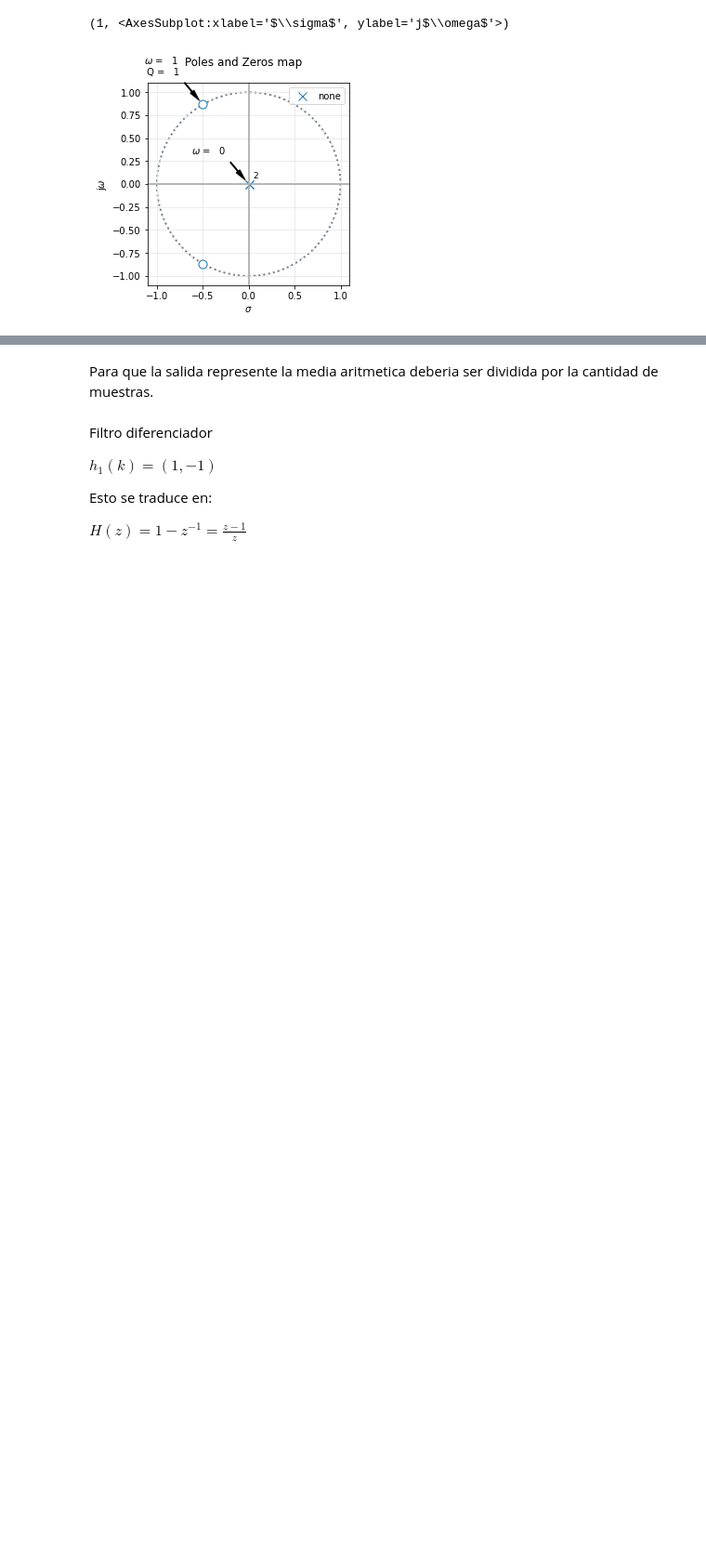
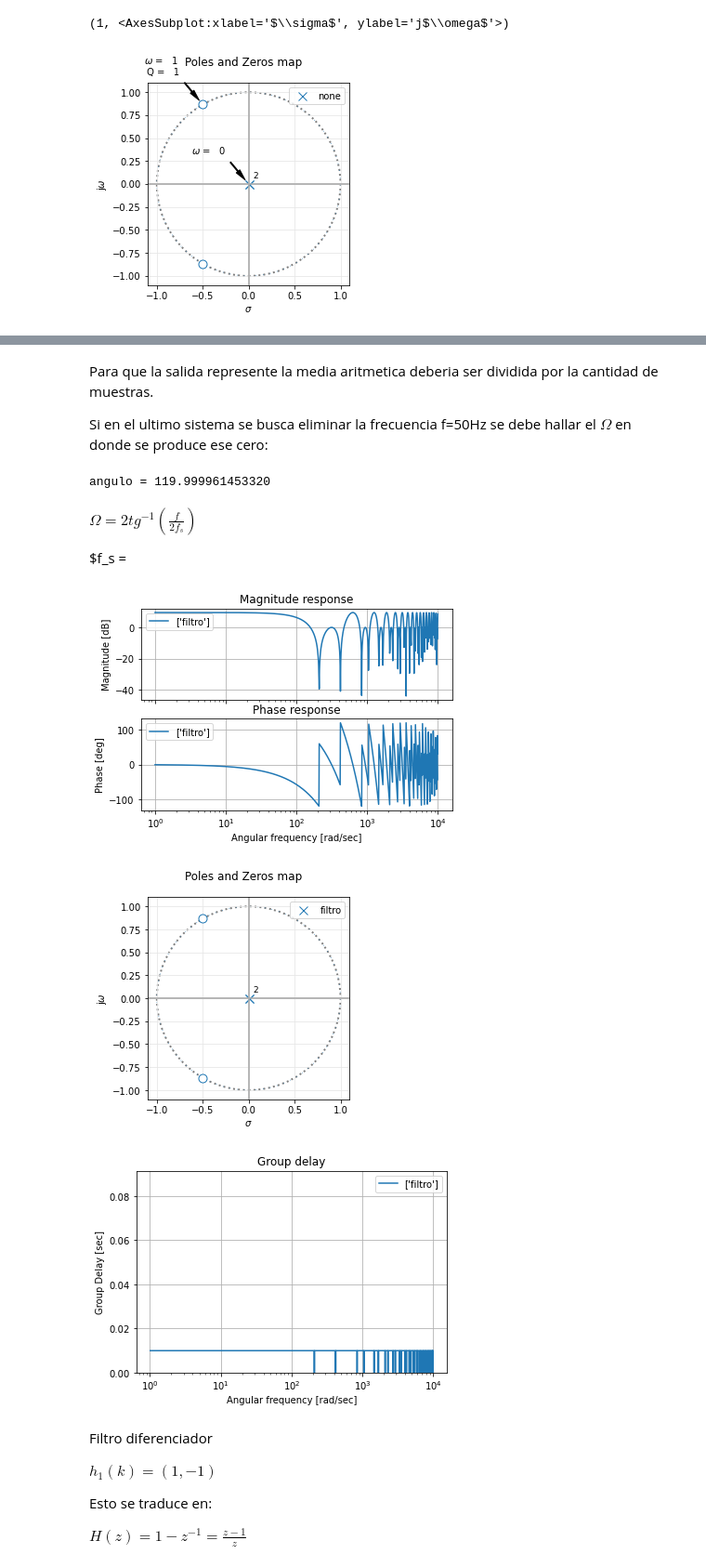
Before and after one commit to brunoricciotti/TC2, a Jupyter notebook: TP Semanales/TS8/TS8.ipynb, the cells around one changed output, grey strips where cells are left out. Shown: that part at 93% size. Cells and saved outputs as stored; diff of their text form; code cells hidden in the pictures; blank space fills up the shorter version.

```diff
--- a/TP Semanales/TS8/TS8.ipynb
+++ b/TP Semanales/TS8/TS8.ipynb
@@ -217,5 +233,24 @@ pzmap(my_tf, 2) #S plane pole/zero plot
 # %% [markdown]
 Para que la salida represente la media aritmetica deberia ser dividida por la cantidad de muestras.
+
+Si en el ultimo sistema se busca eliminar la frecuencia f=50Hz se debe hallar el $\Omega$ en donde se produce ese cero:
+# %%
+root = np.roots(num_z)
+print("angulo =",(np.angle(root[0]))*360/(2*pi.evalf(4)))
+# %% [output]
+angulo = 119.999961453320
+# %% [markdown]
+$ \Omega = 2 tg^{-1}(\frac{f}{2f_s})$
+
+$f_s =
+# %%
+fs = 100
+my_dig_filter = sig.TransferFunction(num_z,den_z,dt = 1/fs) #al indicar dt le decimos a la funcion que la transferencia es en Z
+analyze_sys(my_dig_filter,'filtro')
+# %% [output]
+[figure, added]
+[figure, added]
+[figure, added]
 # %% [markdown]
 Filtro diferenciador
 
```
Also changed, not shown: parts of 11 cells of this notebook, 4 other files.
